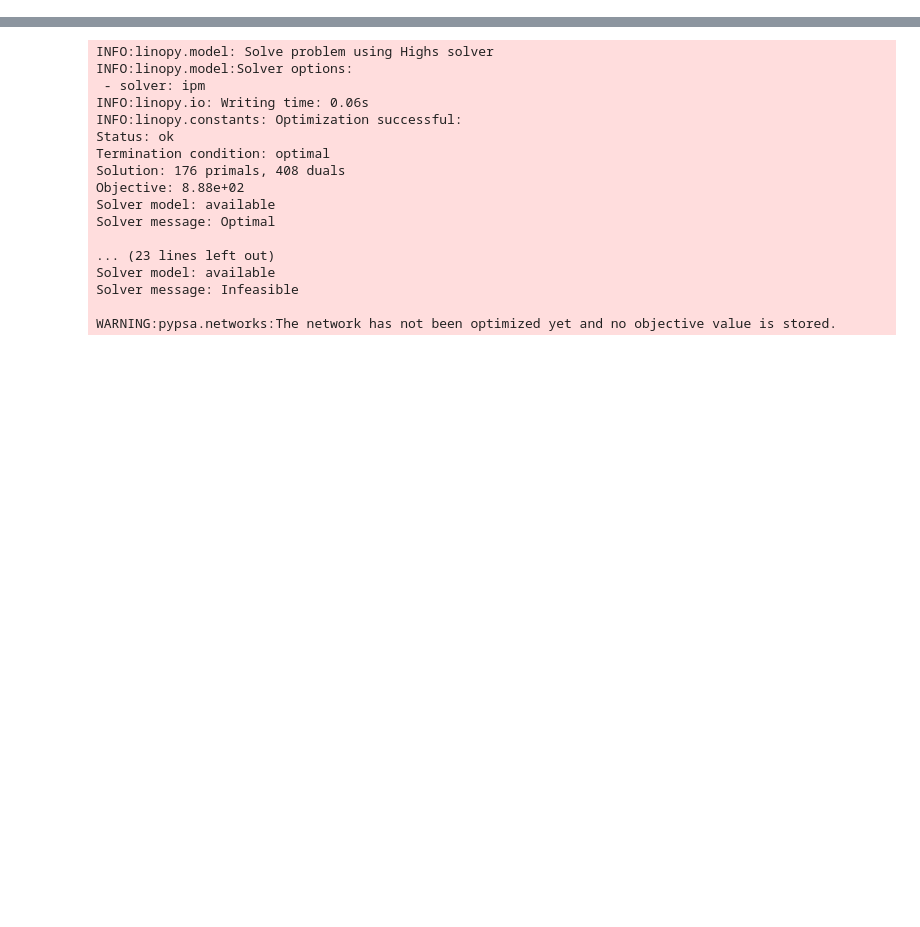
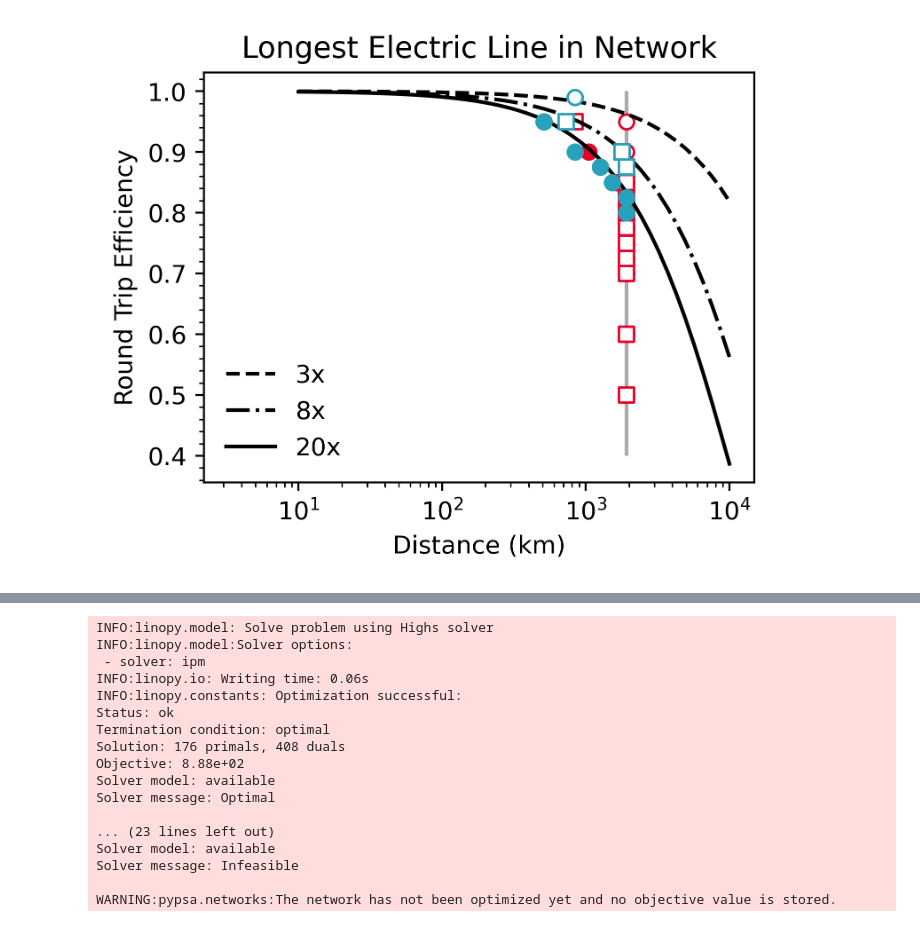
Before and after one commit to aidenva/es215, a Jupyter notebook: pypsa_simulation_realmap_HVDC/american_simulation.ipynb, the cells around one changed output, grey strips where cells are left out. Drawn from its saved outputs; the diff is of its cells as text; code cells hidden in the pictures; blank space fills up the shorter version.

```diff
--- a/pypsa_simulation_realmap_HVDC/american_simulation.ipynb
+++ b/pypsa_simulation_realmap_HVDC/american_simulation.ipynb
@@ -715,0 +1044,48 @@ total_df.head()
+# %%
+distances = np.logspace(1, 4)
+
+electric_favored_ratio = (1-alpha_e_min)/(1-alpha_c_max)
+fuel_favored_ratio = (1-alpha_e_max)/(1-alpha_c_min)
+
+mib = (1-alpha_e_avg)/(1-alpha_c_avg)
+
+plt.figure(figsize=(4, 3), dpi=400)
+plt.plot(distances, np.exp(distances*np.log(electric_favored_ratio)), label="3x", color="black", linestyle="--")
+plt.plot(distances, np.exp(distances*np.log(mib)), label="8x", color="black", linestyle="-." )
+plt.plot(distances, np.exp(distances*np.log(fuel_favored_ratio)), label="20x", color="black")
+
+plt.ylabel("Round Trip Efficiency")
+plt.xlabel("Distance (km)")
+
+# Static cases (blue)
+plt.scatter(df_elec_favored_static["longest-elec-line"], RTEs, color="#26A3BA", facecolor="white", zorder=10)
+plt.scatter(df_fuel_favored_static["longest-elec-line"], RTEs, color="#26A3BA", zorder=10)
+plt.scatter(df_mid_static["longest-elec-line"], RTEs, color="#26A3BA", marker="s", facecolor="white", zorder=10)
+
+# Optimized/dynamic cases (red)
+plt.scatter(df_elec_favored["longest-elec-line"], RTEs, color="#E60027", facecolor="white")
+plt.scatter(df_fuel_favored["longest-elec-line"], RTEs, color="#E60027")
+plt.scatter(df_mid["longest-elec-line"], RTEs, color="#E60027", marker="s", facecolor="white")
+
+plt.title("Longest Electric Line in Network")
+plt.xscale('log')
+plt.vlines(1913, 0.4, 1, zorder=-10, color="#AAAAAA")
+
+# ── Make sure ticks and labels are ON ─────────────────────────────────
+ax = plt.gca()
+ax.tick_params(
+    axis='both',
+    which='both',
+    bottom=True, top=False, left=True, right=False,
+    labelbottom=True, labelleft=True
+)
+# Optional: turn minor ticks on to match your older style
+ax.minorticks_on()
+# ---------------------------------------------------------------------
+
+plt.legend(frameon=False)
+
+
+plt.grid(False)
+# %% [output]
+[figure, added]
```
Also changed, not shown: parts of 22 cells of this notebook, 3 other files.
